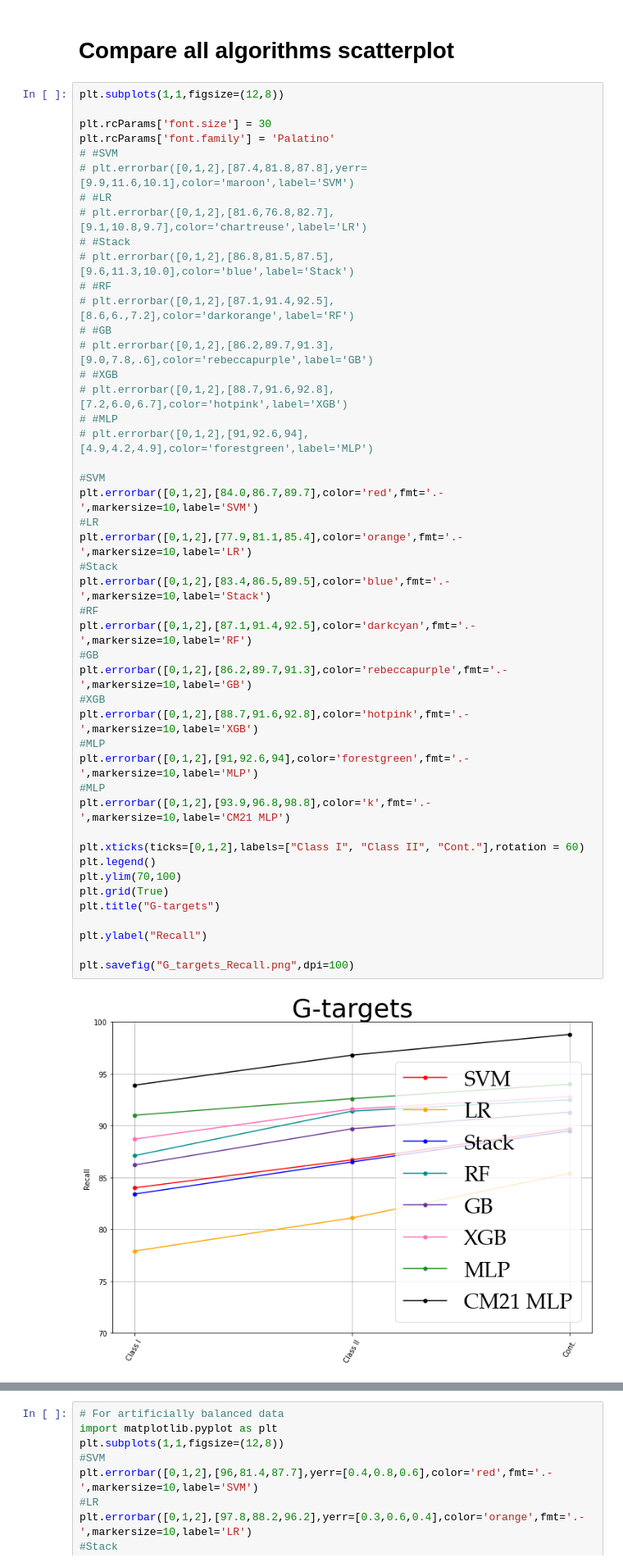
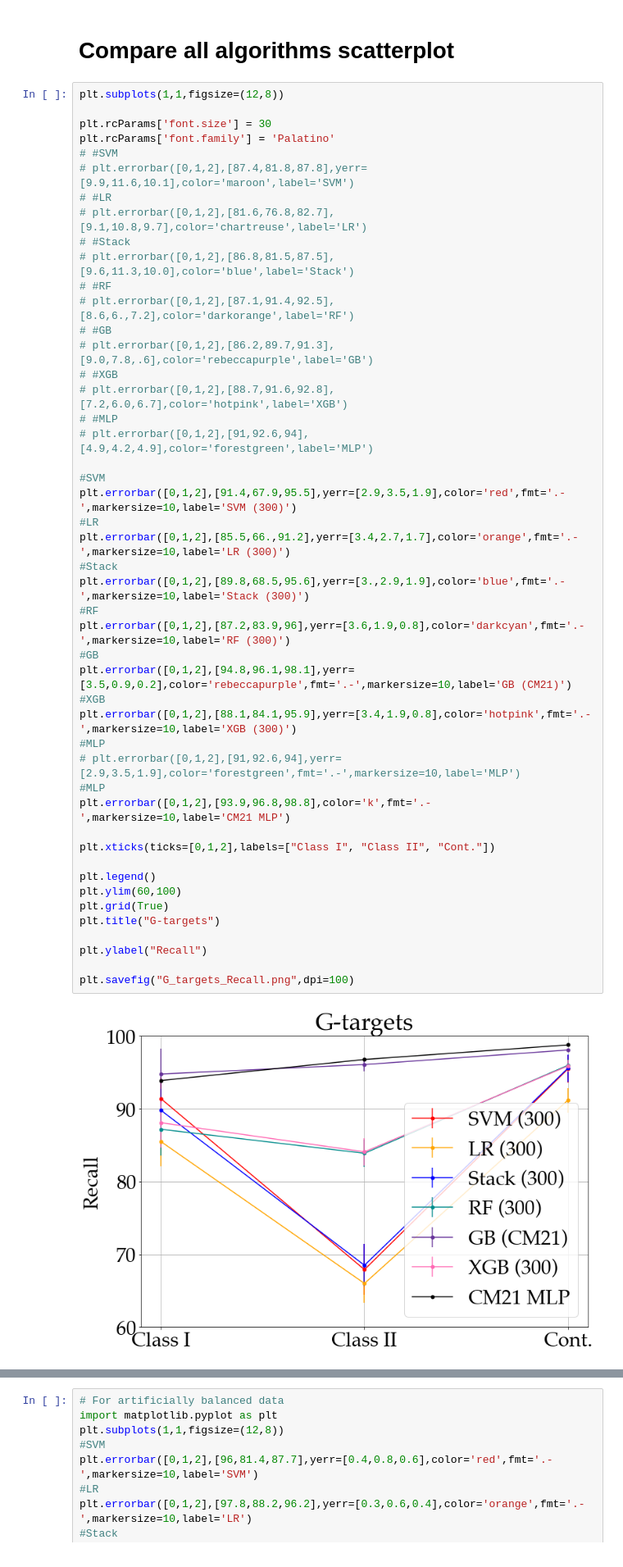
Before and after one commit to bcrompvoets/Random, a Jupyter notebook: Phase_1__Three_Class_Classification/Notebooks/Compare.ipynb, the cells around one changed output, grey strips where cells are left out. Shown at 82% size. Saved outputs shown, nothing was run; the diff lists cells and outputs as text.

```diff
--- a/Phase_1__Three_Class_Classification/Notebooks/Compare.ipynb
+++ b/Phase_1__Three_Class_Classification/Notebooks/Compare.ipynb
@@ -402,43 +402,44 @@ plt.rcParams['font.family'] = 'Palatino'
 # plt.errorbar([0,1,2],[81.6,76.8,82.7],[9.1,10.8,9.7],color='chartreuse',label='LR')
 # #Stack
 # plt.errorbar([0,1,2],[86.8,81.5,87.5],[9.6,11.3,10.0],color='blue',label='Stack')
 # #RF
 # plt.errorbar([0,1,2],[87.1,91.4,92.5],[8.6,6.,7.2],color='darkorange',label='RF')
 # #GB
 # plt.errorbar([0,1,2],[86.2,89.7,91.3],[9.0,7.8,.6],color='rebeccapurple',label='GB')
 # #XGB
 # plt.errorbar([0,1,2],[88.7,91.6,92.8],[7.2,6.0,6.7],color='hotpink',label='XGB')
 # #MLP
 # plt.errorbar([0,1,2],[91,92.6,94],[4.9,4.2,4.9],color='forestgreen',label='MLP')
 
 #SVM
-plt.errorbar([0,1,2],[84.0,86.7,89.7],color='red',fmt='.-',markersize=10,label='SVM')
+plt.errorbar([0,1,2],[91.4,67.9,95.5],yerr=[2.9,3.5,1.9],color='red',fmt='.-',markersize=10,label='SVM (300)')
 #LR
-plt.errorbar([0,1,2],[77.9,81.1,85.4],color='orange',fmt='.-',markersize=10,label='LR')
+plt.errorbar([0,1,2],[85.5,66.,91.2],yerr=[3.4,2.7,1.7],color='orange',fmt='.-',markersize=10,label='LR (300)')
 #Stack
-plt.errorbar([0,1,2],[83.4,86.5,89.5],color='blue',fmt='.-',markersize=10,label='Stack')
+plt.errorbar([0,1,2],[89.8,68.5,95.6],yerr=[3.,2.9,1.9],color='blue',fmt='.-',markersize=10,label='Stack (300)')
 #RF
-plt.errorbar([0,1,2],[87.1,91.4,92.5],color='darkcyan',fmt='.-',markersize=10,label='RF')
+plt.errorbar([0,1,2],[87.2,83.9,96],yerr=[3.6,1.9,0.8],color='darkcyan',fmt='.-',markersize=10,label='RF (300)')
 #GB
-plt.errorbar([0,1,2],[86.2,89.7,91.3],color='rebeccapurple',fmt='.-',markersize=10,label='GB')
+plt.errorbar([0,1,2],[94.8,96.1,98.1],yerr=[3.5,0.9,0.2],color='rebeccapurple',fmt='.-',markersize=10,label='GB (CM21)')
 #XGB
-plt.errorbar([0,1,2],[88.7,91.6,92.8],color='hotpink',fmt='.-',markersize=10,label='XGB')
+plt.errorbar([0,1,2],[88.1,84.1,95.9],yerr=[3.4,1.9,0.8],color='hotpink',fmt='.-',markersize=10,label='XGB (300)')
 #MLP
-plt.errorbar([0,1,2],[91,92.6,94],color='forestgreen',fmt='.-',markersize=10,label='MLP')
+# plt.errorbar([0,1,2],[91,92.6,94],yerr=[2.9,3.5,1.9],color='forestgreen',fmt='.-',markersize=10,label='MLP')
 #MLP
 plt.errorbar([0,1,2],[93.9,96.8,98.8],color='k',fmt='.-',markersize=10,label='CM21 MLP')
 
-plt.xticks(ticks=[0,1,2],labels=["Class I", "Class II", "Cont."],rotation = 60)
+plt.xticks(ticks=[0,1,2],labels=["Class I", "Class II", "Cont."])
+
 plt.legend()
-plt.ylim(70,100)
+plt.ylim(60,100)
 plt.grid(True)
 plt.title("G-targets")
 
 plt.ylabel("Recall")
 
 plt.savefig("G_targets_Recall.png",dpi=100)
 # %% [output]
-[figure, old version]
+[figure, new version]
 # %%
 plt.subplots(1,1,figsize=(12,8))
 
```
Also changed, not shown: parts of 1 cell of this notebook, 8 other files.
